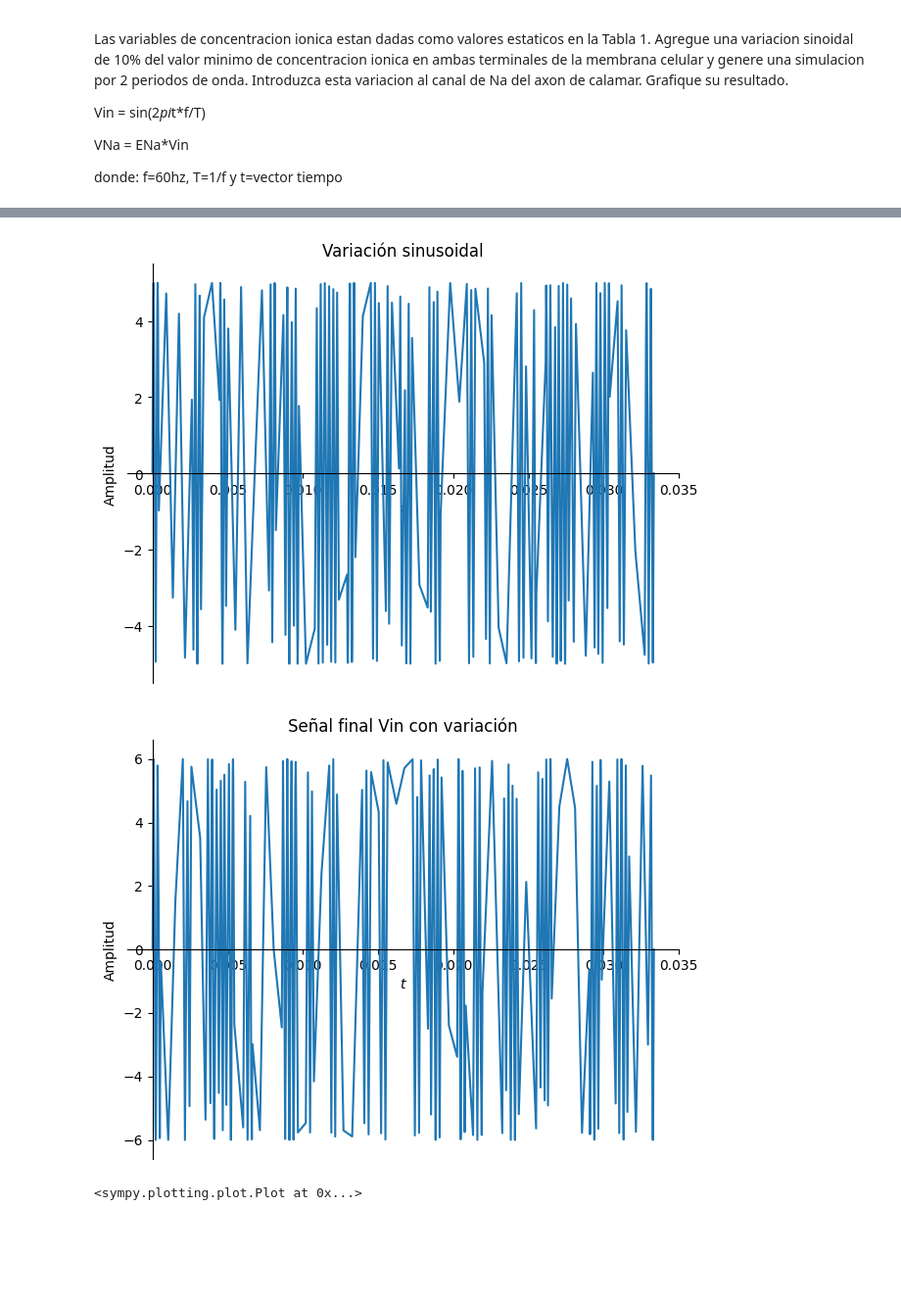
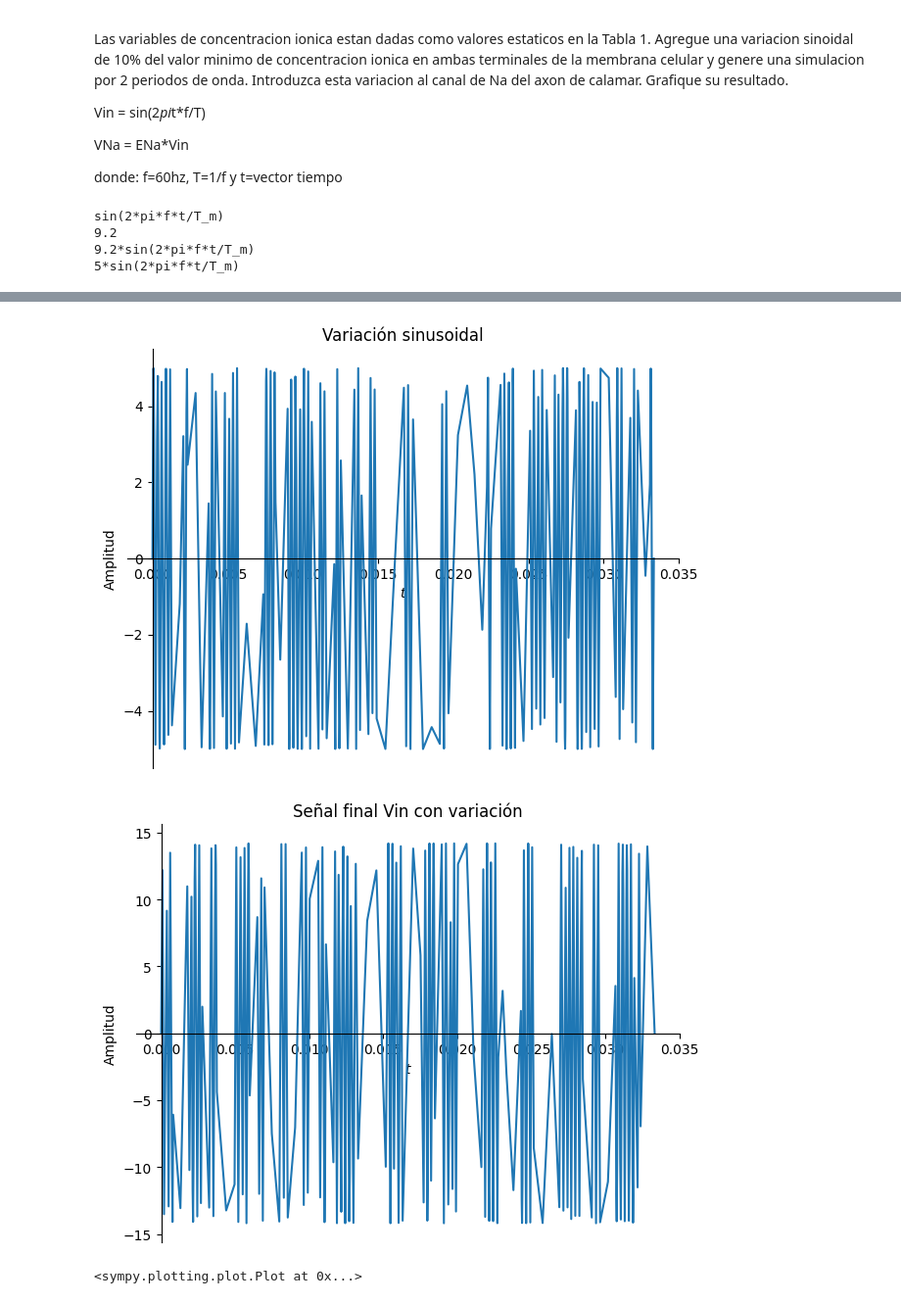
Before and after one commit to Isaacguto02/Fenomenos-Bioelectricos, a Jupyter notebook: Copy_of_FBAct_1_Programacion_simbolica.ipynb, the cells around one changed output, grey strips where cells are left out. Shown at 98% size. Cells and saved outputs as stored; diff of their text form; code cells hidden in the pictures; blank space fills up the shorter version.

```diff
--- a/Copy_of_FBAct_1_Programacion_simbolica.ipynb
+++ b/Copy_of_FBAct_1_Programacion_simbolica.ipynb
@@ -231,27 +231,41 @@ donde: f=60hz, T=1/f y t=vector tiempo
 Vin = sympy.Symbol('Vin')
 tiempo = sympy.Symbol('t')
 f = sympy.Symbol('f')
-
+ENa = sympy.symbols('ENa')
+VNa = sympy.symbols('VNa')
+Na_out = 460
+Na_in = 50
 # Amplitud de la variacion sinoidal de 10% del valor minimo de concentracion de
 #sodio en ambas terminales de la membrana celular que es 50
 A = 5
 
 # Señal original
-Vin_original = sympy.sin(2*sympy.pi*tiempo*f/periodo_muestreo)
+Vin = sympy.sin(2*sympy.pi*tiempo*f/periodo_muestreo)
+print(Vin)
+#Consideramos a ENa como la razón de las concentraciones
+ENa = Na_out/Na_in
+print(ENa)
+VNa = ENa * Vin
+print(VNa)
 
 # Variación sinusoidal
 Vin_variacion = A * sympy.sin(2*sympy.pi*tiempo*f/periodo_muestreo)
+print(Vin_variacion)
+# Señal con la variación añadida
+Vin_final = VNa + Vin_variacion
 
-# Señal con la variación añadida
-Vin_final = Vin_original + Vin_variacion
 
 # Visualización de las señales
 # 2 periodos de onda con un periodo de muestreo de 1/60,
 #por lo que dos periodos irían desde 0 hasta 2/60
-sympy.plot(Vin_original.subs({f: 60, periodo_muestreo: 1/60}), (tiempo, 0, 2/60),
-           title="Señal original Vin", ylabel="Amplitud", label="Tiempo (s)")
-sympy.plot(Vin_variacion.subs({f: 60, periodo_muestreo: 1/60}), (tiempo, 0, 2/60),
+sympy.plot(VNa.subs({Na_out:460,Na_in:50,f: 60, periodo_muestreo: 1/60}), (tiempo, 0, 2/60),
+           title="Señal original", ylabel="Amplitud", label="Tiempo (s)")
+sympy.plot(Vin_variacion.subs({Na_out:460,Na_in:50,f: 60, periodo_muestreo: 1/60}), (tiempo, 0, 2/60),
            title="Variación sinusoidal", ylabel="Amplitud", label="Tiempo (s)")
-sympy.plot(Vin_final.subs({f: 60, periodo_muestreo: 1/60}), (tiempo, 0, 2/60),
+sympy.plot(Vin_final.subs({Na_out:460,Na_in:50,f: 60, periodo_muestreo: 1/60}), (tiempo, 0, 2/60),
            title="Señal final Vin con variación", ylabel="Amplitud", label="Tiempo (s)")
 # %% [output]
+sin(2*pi*f*t/T_m)
+9.2
+9.2*sin(2*pi*f*t/T_m)
+5*sin(2*pi*f*t/T_m)
@@ -259,3 +273,3 @@ sympy.plot(Vin_final.subs({f: 60, periodo_muestreo: 1/60}), (tiempo, 0, 2/60),
-[figure, old version]
+[figure, new version]
-[figure, old version]
+[figure, new version]
-<sympy.plotting.plot.Plot at 0x...>
+<sympy.plotting.plot.Plot at 0x...>
```
Also changed, not shown: parts of 2 cells of this notebook.
